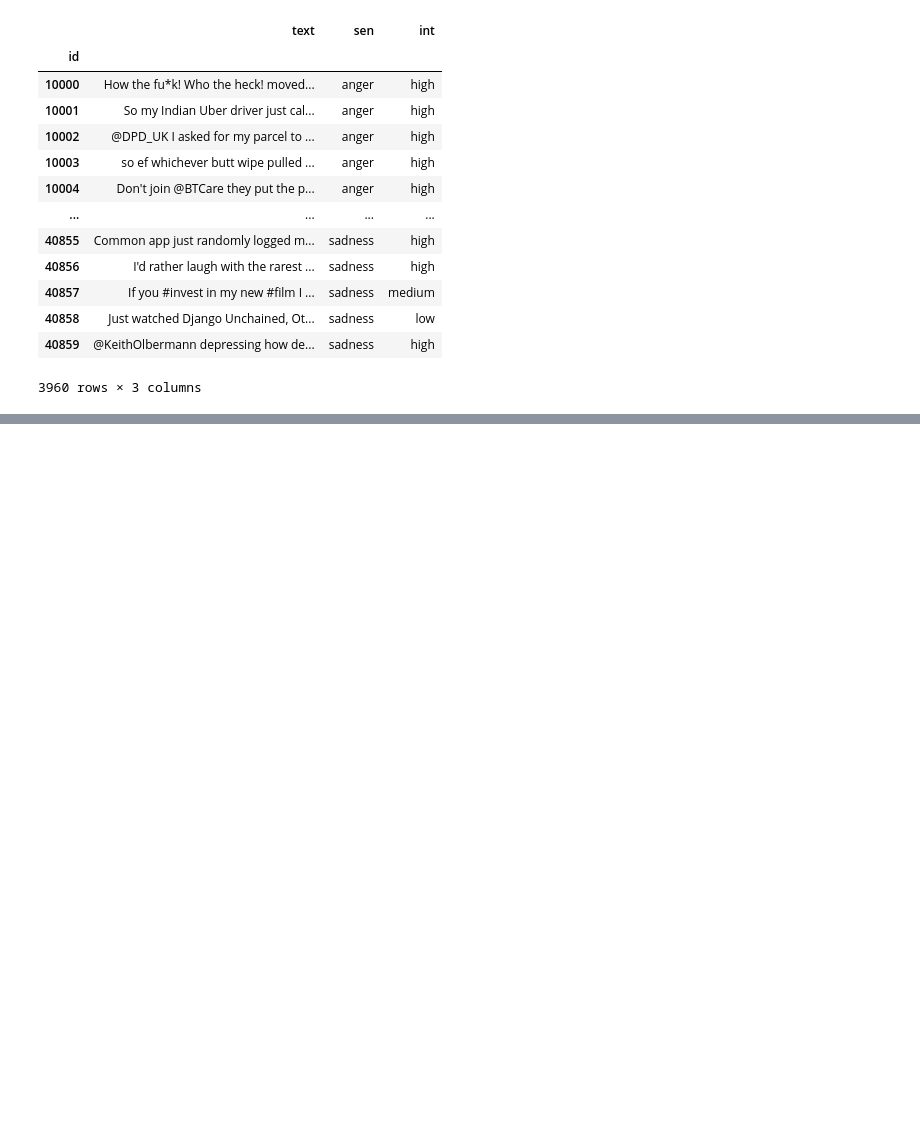
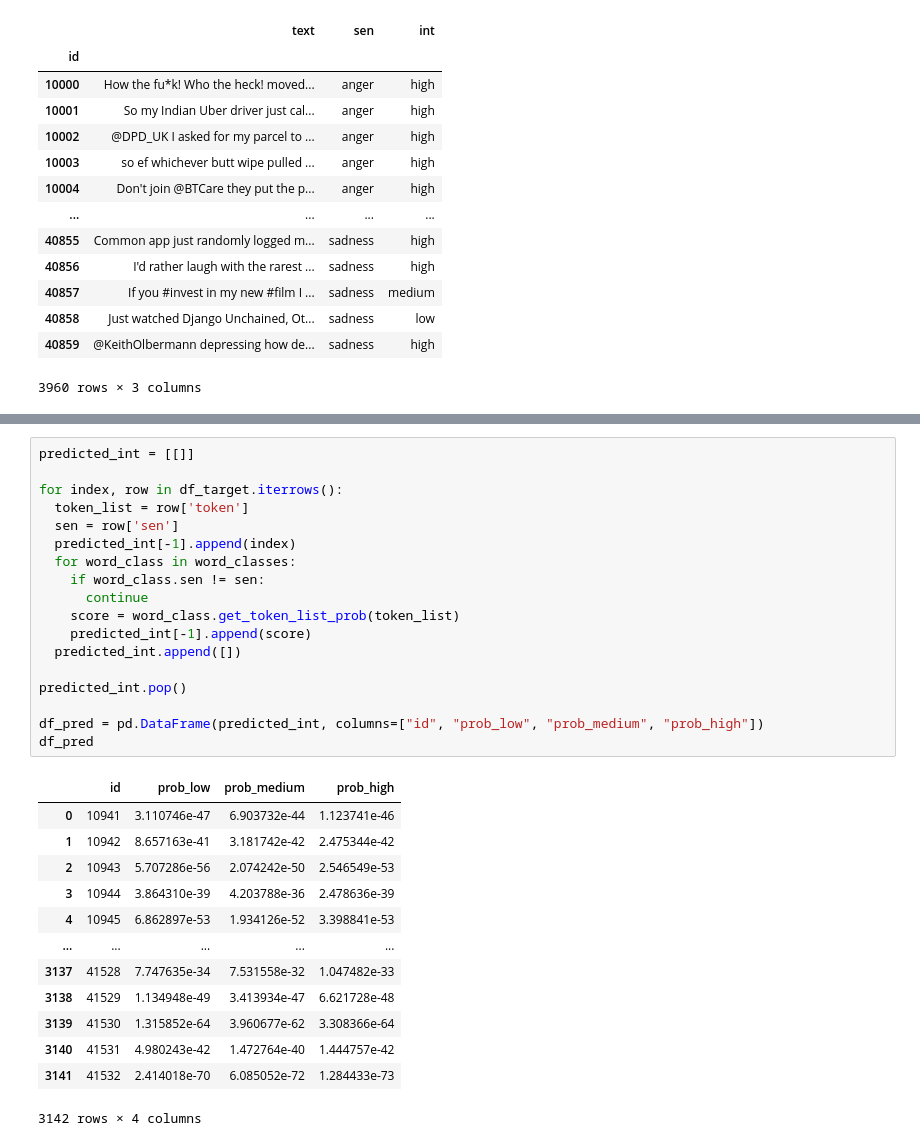
Before and after one commit to furrutiav/NLP-Competition-1, a Jupyter notebook: naive-bayes.ipynb, the cells around one changed output, grey strips where cells are left out. Saved outputs shown, nothing was run; the diff lists cells and outputs as text; blank space fills up the shorter version.

```diff
--- a/naive-bayes.ipynb
+++ b/naive-bayes.ipynb
@@ -192,0 +177,32 @@ anger_sen.get_prob("How", "low", vocabulary_size)
+# %%
+predicted_int = [[]]
+
+for index, row in df_target.iterrows():
+  token_list = row['token']
+  sen = row['sen']
+  predicted_int[-1].append(index)
+  for word_class in word_classes:
+    if word_class.sen != sen:
+      continue
+    score = word_class.get_token_list_prob(token_list)
+    predicted_int[-1].append(score)
+  predicted_int.append([])
+
+predicted_int.pop()
+
+df_pred = pd.DataFrame(predicted_int, columns=["id", "prob_low", "prob_medium", "prob_high"])
+df_pred
+# %% [output]
+|  | id | prob_low | prob_medium | prob_high |
+| 0 | 10941 | 3.110746e-47 | 6.903732e-44 | 1.123741e-46 |
+| 1 | 10942 | 8.657163e-41 | 3.181742e-42 | 2.475344e-42 |
+| 2 | 10943 | 5.707286e-56 | 2.074242e-50 | 2.546549e-53 |
+| 3 | 10944 | 3.864310e-39 | 4.203788e-36 | 2.478636e-39 |
+| 4 | 10945 | 6.862897e-53 | 1.934126e-52 | 3.398841e-53 |
+| ... | ... | ... | ... | ... |
+| 3137 | 41528 | 7.747635e-34 | 7.531558e-32 | 1.047482e-33 |
+| 3138 | 41529 | 1.134948e-49 | 3.413934e-47 | 6.621728e-48 |
+| 3139 | 41530 | 1.315852e-64 | 3.960677e-62 | 3.308366e-64 |
+| 3140 | 41531 | 4.980243e-42 | 1.472764e-40 | 1.444757e-42 |
+| 3141 | 41532 | 2.414018e-70 | 6.085052e-72 | 1.284433e-73 |
+3142 rows × 4 columns
```
Also changed, not shown: parts of 5 cells of this notebook.
